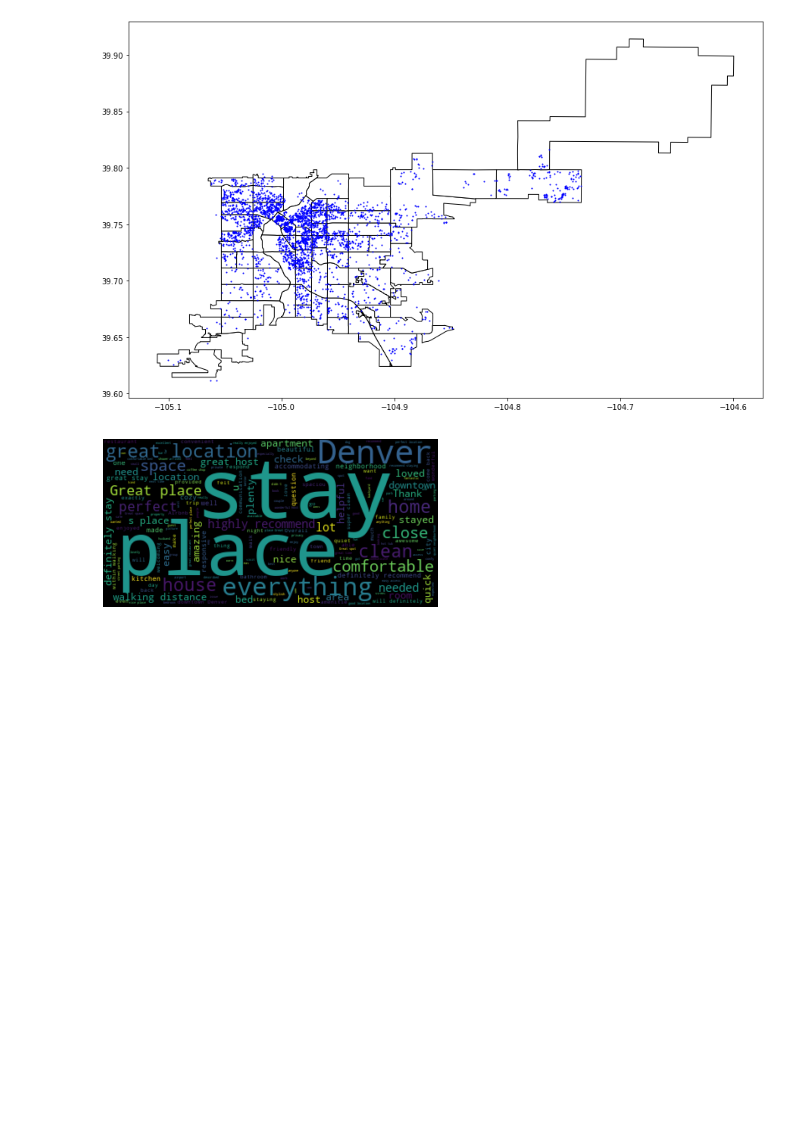
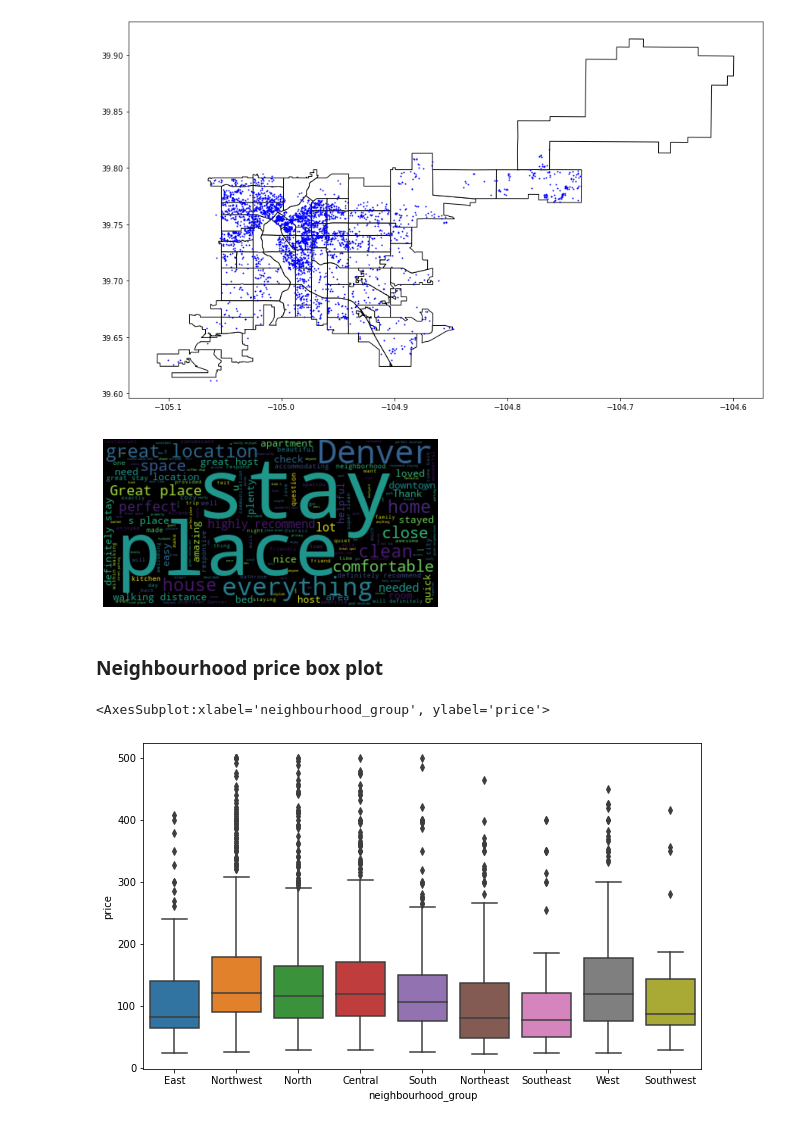
Before and after one commit to jeniscool/tools2-final-project, a Jupyter notebook: final_project_notebook.ipynb, the cells around one changed output. Saved outputs shown, nothing was run; the diff lists cells and outputs as text; code cells hidden in the pictures; blank space fills up the shorter version.

Commit message:
add neighbourhoodinfo

```diff
--- a/final_project_notebook.ipynb
+++ b/final_project_notebook.ipynb
@@ -183,3 +190,9 @@ dtype: int64
+# %%
+# drop the record with price = 0
+listings = listings[listings['price']!='$0.00']
+
+# drop all na columns
+listings.drop(['neighbourhood_group_cleansed','calendar_updated'], axis=1, inplace=True)
 # %% [markdown]
 ### Price Field
 'price' field is with type: object. It needs to remove '$' and ',' then convert to numeric.
@@ -210,0 +226,8 @@ Name: price, dtype: float64
+# %%
+# add neighboorhood group
+neighbourhoods_group = pd.read_csv("https://docs.google.com/spreadsheets/d/1EhAbM7f115MAFsDZxrbCTX4Dr4Nrq_yGQdgRfizTeVM/export?format=csv")
+
+listings = pd.merge(listings, neighbourhoods_group, on='neighbourhood_cleansed',
+         how='left', validate='m:1')
+
+listings[['neighbourhood_cleansed','neighbourhood_group']].sample(5)
@@ -252,3 +282,11 @@ plt.axis("off")
 plt.show()
 # %% [output]
 [figure]
+# %% [markdown]
+### Neighbourhood price box plot
+# %%
+plt.figure(figsize=(10,6))
+sns.boxplot(y='price',x='neighbourhood_group', data = listings[listings['price']<=500])
+# %% [output]
+<AxesSubplot:xlabel='neighbourhood_group', ylabel='price'>
+[figure, added]
```
Also changed, not shown: parts of 5 cells of this notebook, 3 other files.
